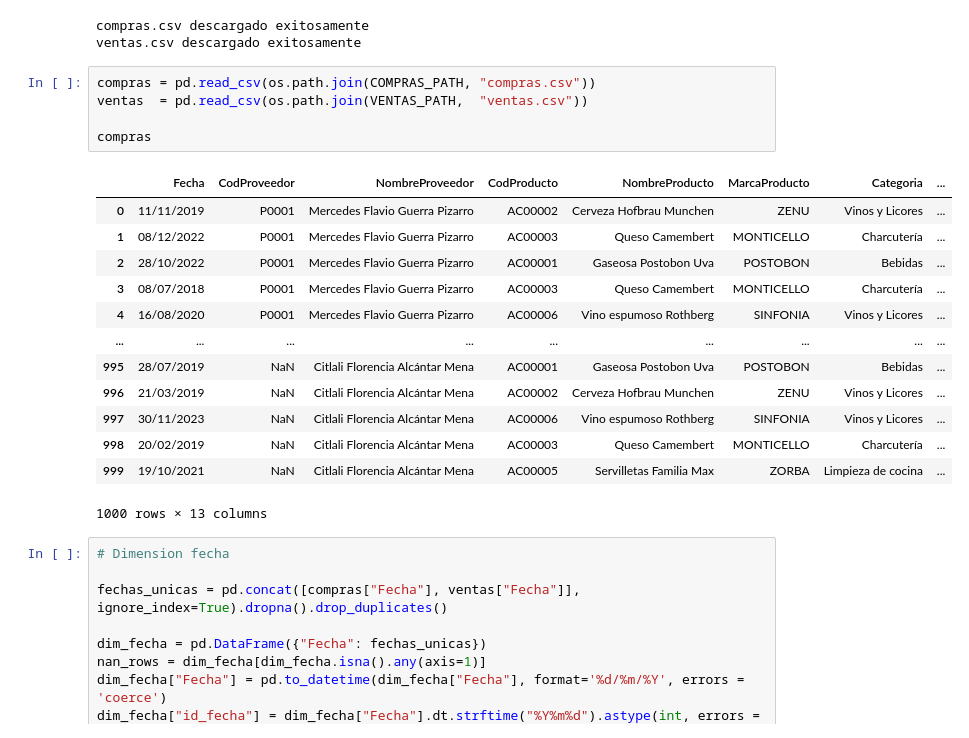
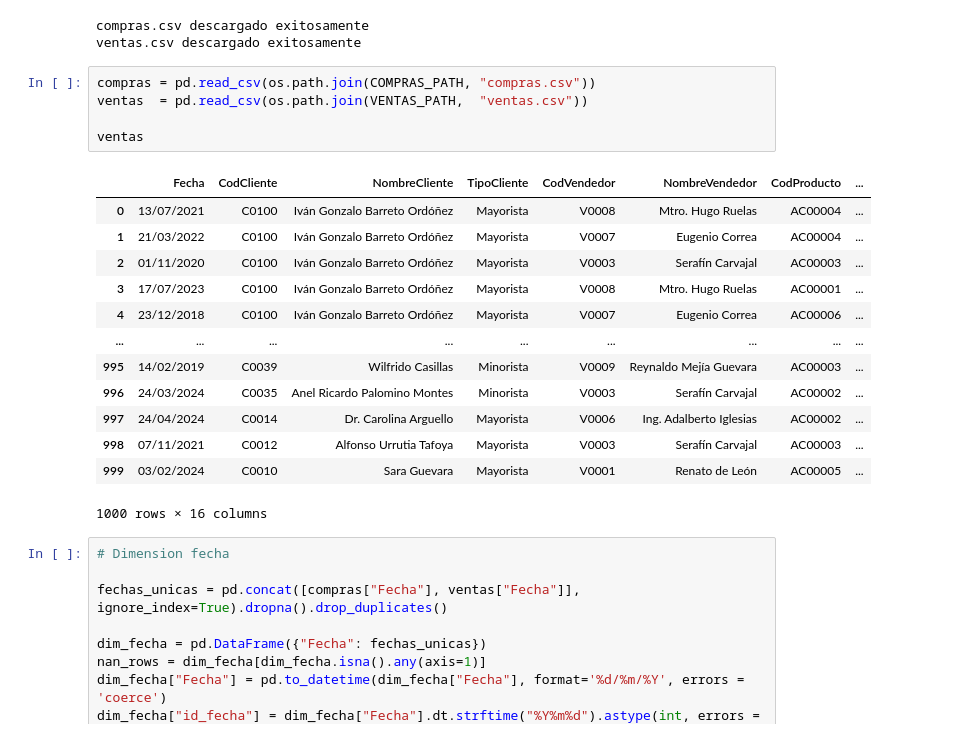
Before and after one commit to samuelusac/SS2_S22025_201114118, a Jupyter notebook: Practica_1/ETL.ipynb, the cells around one changed output. Saved outputs shown, nothing was run; the diff lists cells and outputs as text.

```diff
--- a/Practica_1/ETL.ipynb
+++ b/Practica_1/ETL.ipynb
@@ -30,22 +30,22 @@ ventas.csv descargado exitosamente
 # %%
 compras = pd.read_csv(os.path.join(COMPRAS_PATH, "compras.csv"))
 ventas  = pd.read_csv(os.path.join(VENTAS_PATH,  "ventas.csv"))
 
-compras
+ventas
 # %% [output]
-|  | Fecha | CodProveedor | NombreProveedor | CodProducto | NombreProducto | MarcaProducto | Categoria | ... |
-| 0 | 11/11/2019 | P0001 | Mercedes Flavio Guerra Pizarro | AC00002 | Cerveza Hofbrau Munchen | ZENU | Vinos y Licores | ... |
-| 1 | 08/12/2022 | P0001 | Mercedes Flavio Guerra Pizarro | AC00003 | Queso Camembert | MONTICELLO | Charcutería | ... |
-| 2 | 28/10/2022 | P0001 | Mercedes Flavio Guerra Pizarro | AC00001 | Gaseosa Postobon Uva | POSTOBON | Bebidas | ... |
-| 3 | 08/07/2018 | P0001 | Mercedes Flavio Guerra Pizarro | AC00003 | Queso Camembert | MONTICELLO | Charcutería | ... |
-| 4 | 16/08/2020 | P0001 | Mercedes Flavio Guerra Pizarro | AC00006 | Vino espumoso Rothberg | SINFONIA | Vinos y Licores | ... |
+|  | Fecha | CodCliente | NombreCliente | TipoCliente | CodVendedor | NombreVendedor | CodProducto | ... |
+| 0 | 13/07/2021 | C0100 | Iván Gonzalo Barreto Ordóñez | Mayorista | V0008 | Mtro. Hugo Ruelas | AC00004 | ... |
+| 1 | 21/03/2022 | C0100 | Iván Gonzalo Barreto Ordóñez | Mayorista | V0007 | Eugenio Correa | AC00004 | ... |
+| 2 | 01/11/2020 | C0100 | Iván Gonzalo Barreto Ordóñez | Mayorista | V0003 | Serafín Carvajal | AC00003 | ... |
+| 3 | 17/07/2023 | C0100 | Iván Gonzalo Barreto Ordóñez | Mayorista | V0008 | Mtro. Hugo Ruelas | AC00001 | ... |
+| 4 | 23/12/2018 | C0100 | Iván Gonzalo Barreto Ordóñez | Mayorista | V0007 | Eugenio Correa | AC00006 | ... |
 | ... | ... | ... | ... | ... | ... | ... | ... | ... |
-| 995 | 28/07/2019 | NaN | Citlali Florencia Alcántar Mena | AC00001 | Gaseosa Postobon Uva | POSTOBON | Bebidas | ... |
-| 996 | 21/03/2019 | NaN | Citlali Florencia Alcántar Mena | AC00002 | Cerveza Hofbrau Munchen | ZENU | Vinos y Licores | ... |
-| 997 | 30/11/2023 | NaN | Citlali Florencia Alcántar Mena | AC00006 | Vino espumoso Rothberg | SINFONIA | Vinos y Licores | ... |
-| 998 | 20/02/2019 | NaN | Citlali Florencia Alcántar Mena | AC00003 | Queso Camembert | MONTICELLO | Charcutería | ... |
-| 999 | 19/10/2021 | NaN | Citlali Florencia Alcántar Mena | AC00005 | Servilletas Familia Max | ZORBA | Limpieza de cocina | ... |
+| 995 | 14/02/2019 | C0039 | Wilfrido Casillas | Minorista | V0009 | Reynaldo Mejía Guevara | AC00003 | ... |
+| 996 | 24/03/2024 | C0035 | Anel Ricardo Palomino Montes | Minorista | V0003 | Serafín Carvajal | AC00002 | ... |
+| 997 | 24/04/2024 | C0014 | Dr. Carolina Arguello | Mayorista | V0006 | Ing. Adalberto Iglesias | AC00002 | ... |
+| 998 | 07/11/2021 | C0012 | Alfonso Urrutia Tafoya | Mayorista | V0003 | Serafín Carvajal | AC00003 | ... |
+| 999 | 03/02/2024 | C0010 | Sara Guevara | Mayorista | V0001 | Renato de León | AC00005 | ... |
-1000 rows × 13 columns
+1000 rows × 16 columns
 # %%
 # Dimension fecha
 
```
Also changed, not shown: parts of 7 cells of this notebook.
